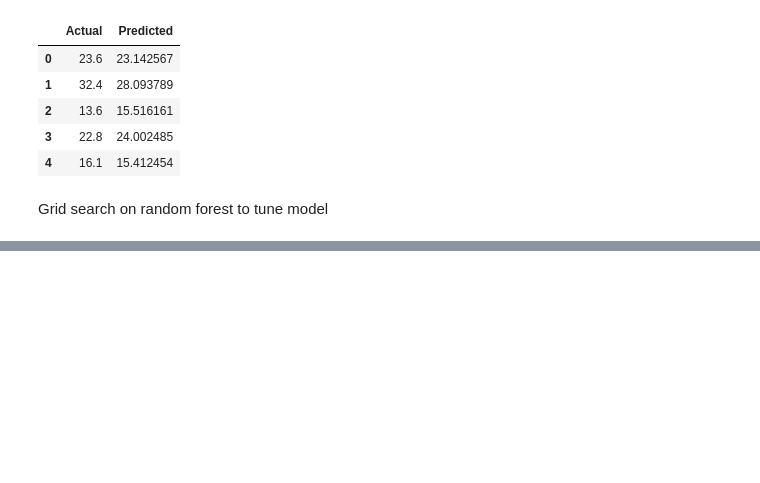
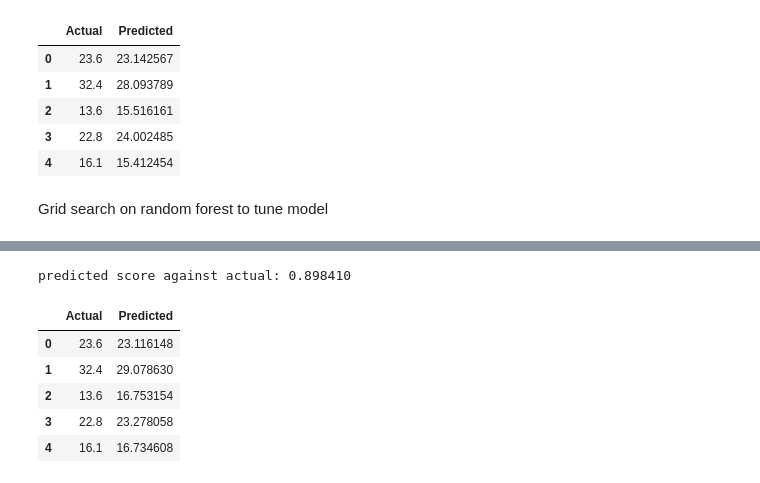
Before and after one commit to jcarpenter12/Regression-Analysis-Using-Python, a Jupyter notebook: Regression4.ipynb, the cells around one changed output, grey strips where cells are left out. Drawn from its saved outputs; the diff is of its cells as text; code cells hidden in the pictures; blank space fills up the shorter version.

Commit message:
added gradient boosted

```diff
--- a/Regression4.ipynb
+++ b/Regression4.ipynb
@@ -444,0 +456,21 @@ predicted score against actual: 0.886815
+# %%
+from sklearn.ensemble import GradientBoostingRegressor
+
+gbr = GradientBoostingRegressor(n_estimators= 15, random_state = 100,
+                               max_depth=3, min_samples_leaf=5,learning_rate=0.2)
+
+
+gbr.fit(X_train, y_train)
+predicted = gbr.predict(X_test)
+gbr_predictions = pd.DataFrame({'Actual':y_test,'Predicted':predicted})
+gbr_score = gbr.score(X_test,y_test)
+print("predicted score against actual: %f" % gbr_score)
+gbr_predictions.head()
+# %% [output]
+predicted score against actual: 0.898410
+|  | Actual | Predicted |
+| 0 | 23.6 | 23.116148 |
+| 1 | 32.4 | 29.078630 |
+| 2 | 13.6 | 16.753154 |
+| 3 | 22.8 | 23.278058 |
+| 4 | 16.1 | 16.734608 |
```
Also changed, not shown: parts of 9 cells of this notebook.
